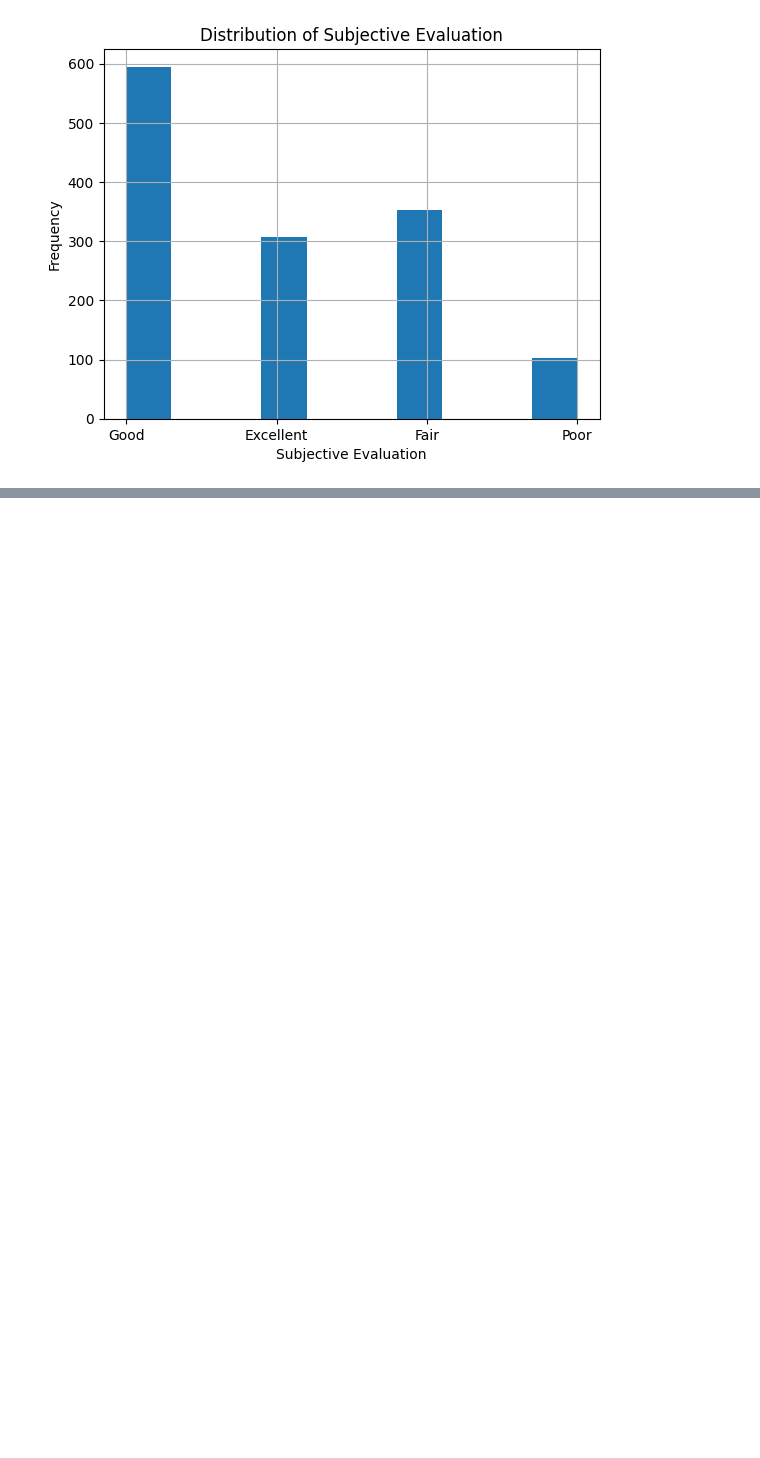
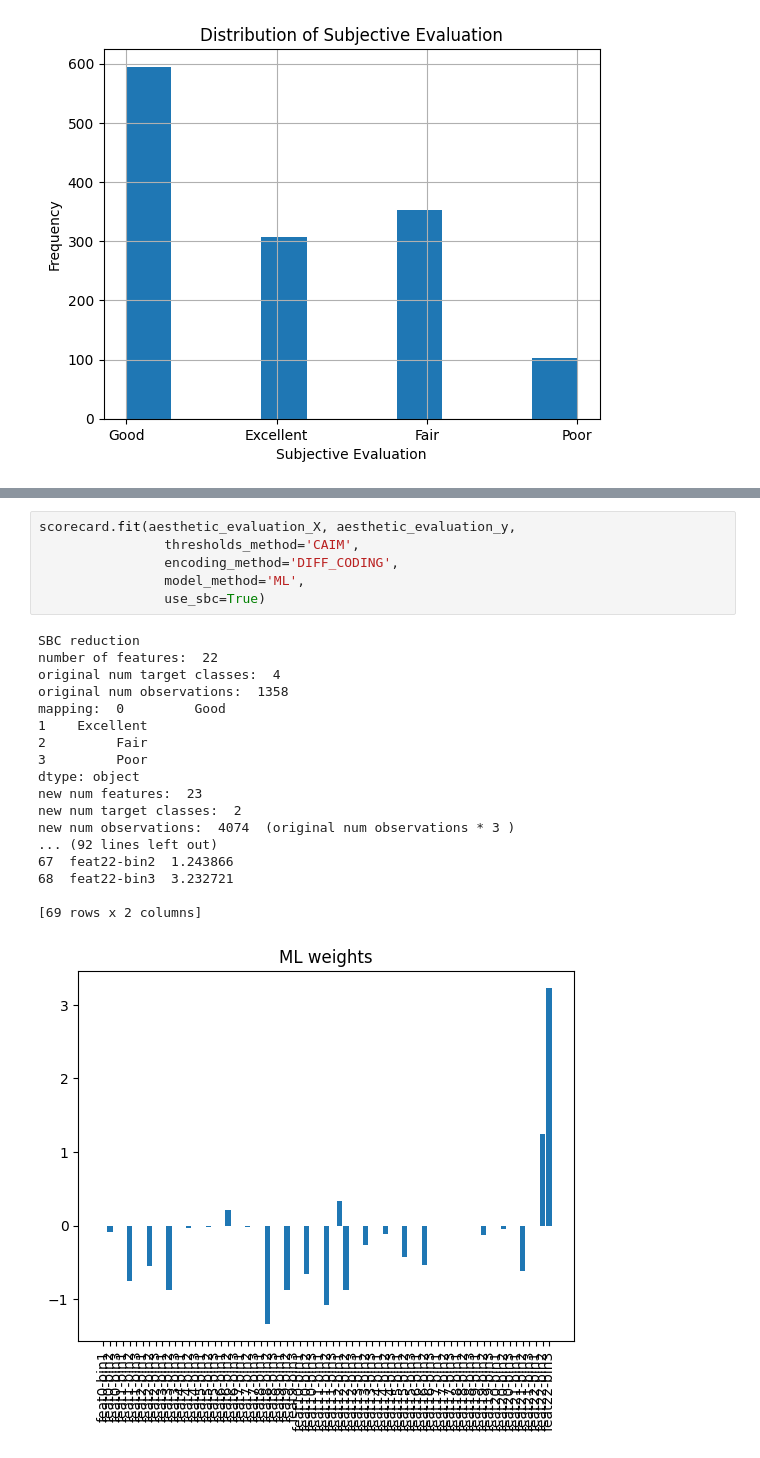
Before and after one commit to mafits/opt-ordinal-scorecards, a Jupyter notebook: test_ordinal.ipynb, the cells around one changed output, grey strips where cells are left out. Drawn from its saved outputs; the diff is of its cells as text; blank space fills up the shorter version.

```diff
--- a/test_ordinal.ipynb
+++ b/test_ordinal.ipynb
@@ -65,0 +171,25 @@ ValueError: object of too small depth for desired array
+# %%
+scorecard.fit(aesthetic_evaluation_X, aesthetic_evaluation_y,
+                thresholds_method='CAIM',
+                encoding_method='DIFF_CODING',
+                model_method='ML',
+                use_sbc=True)
+# %% [output]
+SBC reduction
+number of features:  22
+original num target classes:  4
+original num observations:  1358
+mapping:  0         Good
+1    Excellent
+2         Fair
+3         Poor
+dtype: object
+new num features:  23
+new num target classes:  2
+new num observations:  4074  (original num observations * 3 )
+... (92 lines left out)
+67  feat22-bin2  1.243866
+68  feat22-bin3  3.232721
+
+[69 rows x 2 columns]
+[figure, added]
```
Also changed, not shown: parts of 4 cells of this notebook, 1 other file.
